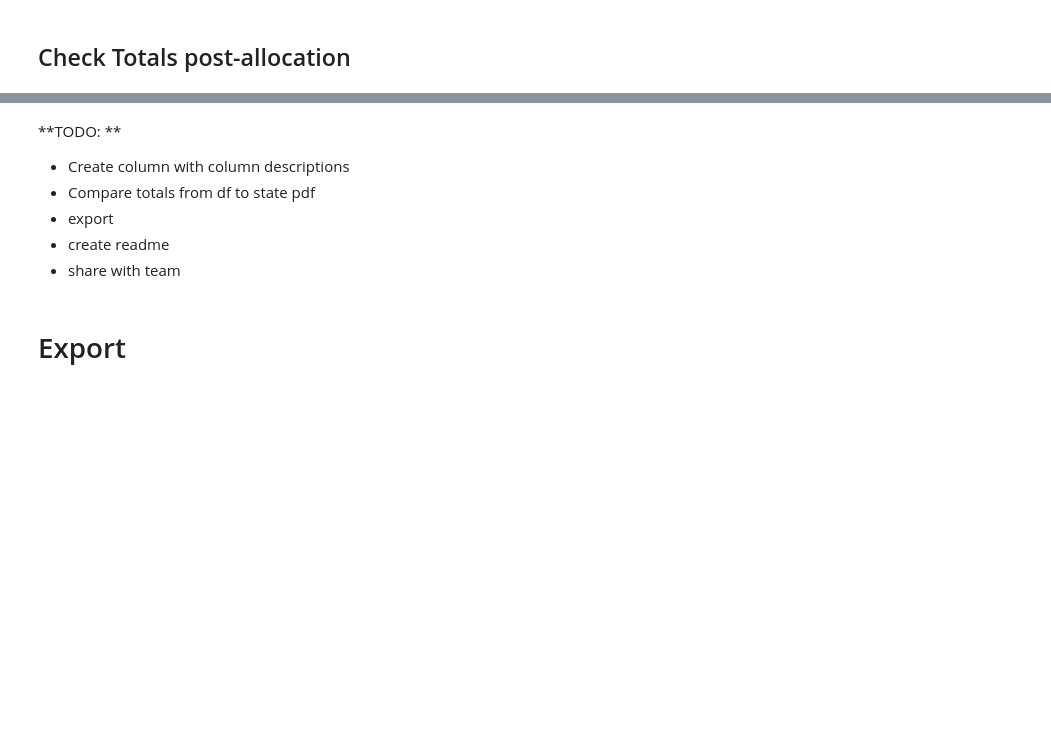
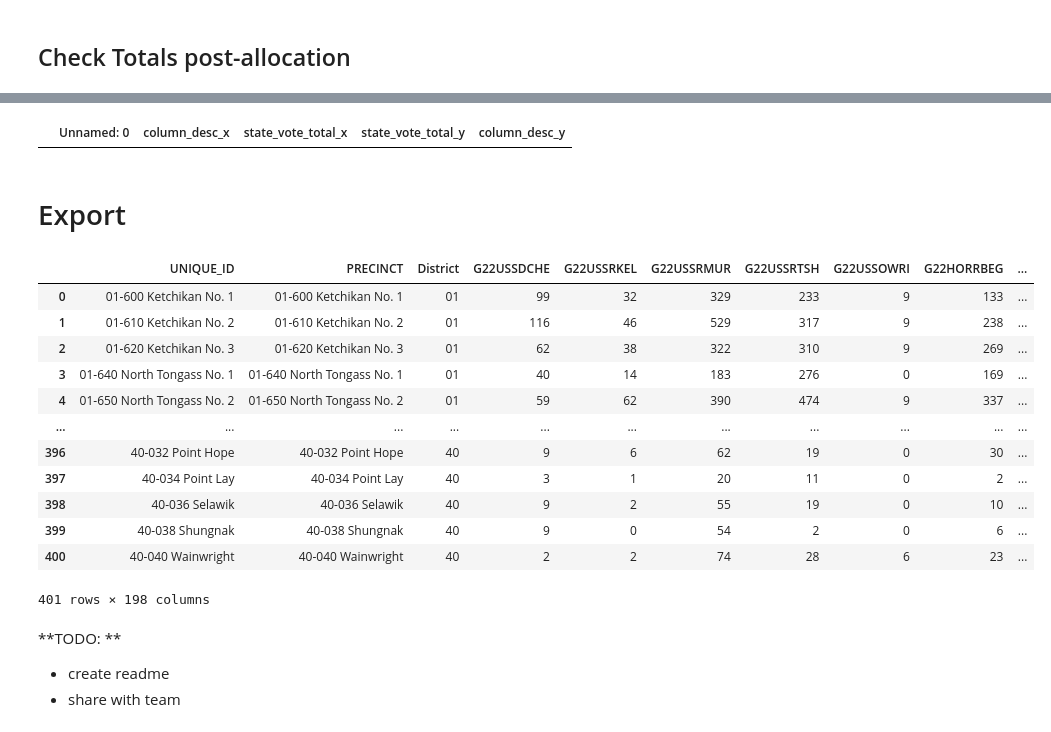
Before and after one commit to nonpartisan-redistricting-datahub/pber_collection, a Jupyter notebook: AK/2022/ak_election_results.ipynb, the cells around one changed output, grey strips where cells are left out. Saved outputs shown, nothing was run; the diff lists cells and outputs as text; code cells hidden in the pictures; blank space fills up the shorter version.

Commit message:
add in ssc and export

```diff
--- a/AK/2022/ak_election_results.ipynb
+++ b/AK/2022/ak_election_results.ipynb
@@ -221,7 +256,17 @@ name_dict_126 = {'G22SACYHAR': 'YES', 'G22SACNHAR': 'NO', 'PRECINCT': 'Precinct'
 # %% [markdown]
 ## Merge ER
 # %%
-#Next, concatenate the state house and state senate district dfs together
+#Next need to merge or concat (explain behind each one?)
+def merge_eight_er_dfs(df1, df2, df3, df4, df5, df6, df7, df8):
+    merge1 = pd.merge(pd.merge(df1, df2, on="PRECINCT", how="outer"), df3, on="PRECINCT", how = "outer")
+    merge2 = pd.merge(pd.merge(df4, df5, on="PRECINCT", how="outer"), df6, on="PRECINCT", how = "outer")
+    merge3 = pd.merge(merge2, pd.merge(df7,df8, on="PRECINCT", how = "outer"), on="PRECINCT", how = "outer")
+    merge_all = pd.merge(merge1, merge3, on="PRECINCT", how = "outer")
+
+    return merge_all
+
+
+#Next, concatenate the state house and state senate district dfs and the superior court dfs together
 house_df_list = [house1,house2,house3,house4,house5,house6,house7,house8,house9,house10,house11,house12,house13,house14,house15,house16,house17,
 house18,house19,house20,house21,house22,house23,house24,house25,house26,house27,house28,house29,house30,house31,house32,house33,house34,house35,
 house36,house37,house38,house39,house40]
@@ -233,16 +278,23 @@ sen_df_list = [sena, senb, senc, send, sene, senf, seng, senh, seni, senj, senk,
 sldu = pd.concat(sen_df_list, ignore_index=True)
 
 
-#Next need to merge or concat (explain behind each one?)
-def merge_six_er_dfs(df1, df2, df3, df4, df5, df6, df7):
-    merge1 = pd.merge(pd.merge(df1, df2, on="PRECINCT", how="outer"), df3, on="PRECINCT", how = "outer")
-    merge2 = pd.merge(pd.merge(df4, df5, on="PRECINCT", how="outer"), df6, on="PRECINCT", how = "outer")
-    merge_all = pd.merge(df7, pd.merge(merge1, merge2, on="PRECINCT", how = "outer"), on="PRECINCT", how = "outer")
+#SSC
+full_ssc_df_list = [ssc_JD1Mead,ssc_JD1Pate,ssc_JD1Schally,ssc_JD3Cagle,ssc_JD3Easter,ssc_JD3Gandbhir,ssc_JD3Garton,ssc_JD3Gist,ssc_JD3Joanis,ssc_JD3Kristiansen,
+               ssc_JD3Matthews,ssc_JD3Peterson,ssc_JD3Ramgren,ssc_JD3Saxby,ssc_JD3Stohler,ssc_JD3Wallace,ssc_JD4Bennett,ssc_JD4Haas,ssc_JD4Peterson]
 
-    return merge_all
+sscJD1 = pd.merge(pd.merge(ssc_JD1Mead,ssc_JD1Pate,on="PRECINCT",how="outer"), ssc_JD1Schally, on="PRECINCT",how="outer")
+
+sscJD3 = merge_eight_er_dfs(ssc_JD3Cagle, ssc_JD3Easter, ssc_JD3Gandbhir, ssc_JD3Garton, ssc_JD3Gist, ssc_JD3Joanis, ssc_JD3Kristiansen, ssc_JD3Matthews).merge(
+    ssc_JD3Peterson,on="PRECINCT",how="outer").merge(ssc_JD3Ramgren,on="PRECINCT",how="outer").merge(ssc_JD3Saxby,on="PRECINCT",how="outer").merge(
+    ssc_JD3Stohler,on="PRECINCT",how="outer").merge(ssc_JD3Wallace,on="PRECINCT",how="outer")
+
+sscJD4 = pd.merge(pd.merge(ssc_JD4Bennett,ssc_JD4Haas, on="PRECINCT",how="outer"),ssc_JD4Peterson, on="PRECINCT", how="outer")
+
+ssc_df_list = [sscJD1, sscJD3, sscJD4]
+ssc = pd.merge(sscJD4, pd.merge(sscJD1, sscJD3, on="PRECINCT",how="outer"), on="PRECINCT",how="outer").fillna(0)#pd.concat(ssc_df_list, ignore_index=True)
 
 
-merge = merge_six_er_dfs(uss, hor, gov, sldl, sldu, bmq, sac).fillna(0).reset_index()
+merge = merge_eight_er_dfs(uss, hor, gov, sldl, sldu, bmq, sac, ssc).fillna(0).reset_index()
 merge[merge.columns[merge.columns.str.contains("G")]] = merge[merge.columns[merge.columns.str.contains("G")]].astype(int)
 # %% [markdown]
 ## Absentee Allocation
@@ -669,8 +729,0 @@ df_checks
-# %% [markdown]
-**TODO: **
-
-- Create column with column descriptions
-- Compare totals from df to state pdf
-- export
-- create readme
-- share with team
@@ -679,2 +735,31 @@ summary = pd.read_csv("../ElectionSummaryReportRPT.txt", sep="\t",encoding='utf-
+# %%
+#Confirmed in first check that all contests besides SSC and BMQ matched PDF state totals, then confirmed by hand in take 2 that SSC matched up - use this check to confirm that totals still match
+take1 = pd.read_csv("./ak_totals_to_check.csv")
+take2 = pd.read_csv("./ak_totals_to_check_take2.csv")
+
+checkdf = pd.merge(take1,take2,on="Unnamed: 0",how="outer")
+
+checkdf[(checkdf["state_vote_total_x"]!=checkdf["state_vote_total_y"])&(~checkdf["Unnamed: 0"].str.contains("GSSC"))&(~checkdf["Unnamed: 0"].str.contains("BMQ"))]
+# %% [output]
+|  | Unnamed: 0 | column_desc_x | state_vote_total_x | state_vote_total_y | column_desc_y |
 # %% [markdown]
 # Export
+# %%
+ak_2022_precinct["UNIQUE_ID"] = ak_2022_precinct["PRECINCT"]
+ak_2022_precinct = ak_2022_precinct[["UNIQUE_ID", "PRECINCT", "District"]+column_list].reset_index(drop = True)
+# %%
+ak_2022_precinct
+# %% [output]
+|  | UNIQUE_ID | PRECINCT | District | G22USSDCHE | G22USSRKEL | G22USSRMUR | G22USSRTSH | G22USSOWRI | G22HORRBEG | ... |
+| 0 | 01-600 Ketchikan No. 1 | 01-600 Ketchikan No. 1 | 01 | 99 | 32 | 329 | 233 | 9 | 133 | ... |
+| 1 | 01-610 Ketchikan No. 2 | 01-610 Ketchikan No. 2 | 01 | 116 | 46 | 529 | 317 | 9 | 238 | ... |
+| 2 | 01-620 Ketchikan No. 3 | 01-620 Ketchikan No. 3 | 01 | 62 | 38 | 322 | 310 | 9 | 269 | ... |
+| 3 | 01-640 North Tongass No. 1 | 01-640 North Tongass No. 1 | 01 | 40 | 14 | 183 | 276 | 0 | 169 | ... |
+| 4 | 01-650 North Tongass No. 2 | 01-650 North Tongass No. 2 | 01 | 59 | 62 | 390 | 474 | 9 | 337 | ... |
+| ... | ... | ... | ... | ... | ... | ... | ... | ... | ... | ... |
+| 396 | 40-032 Point Hope | 40-032 Point Hope | 40 | 9 | 6 | 62 | 19 | 0 | 30 | ... |
+| 397 | 40-034 Point Lay | 40-034 Point Lay | 40 | 3 | 1 | 20 | 11 | 0 | 2 | ... |
+| 398 | 40-036 Selawik | 40-036 Selawik | 40 | 9 | 2 | 55 | 19 | 0 | 10 | ... |
+| 399 | 40-038 Shungnak | 40-038 Shungnak | 40 | 9 | 0 | 54 | 2 | 0 | 6 | ... |
+| 400 | 40-040 Wainwright | 40-040 Wainwright | 40 | 2 | 2 | 74 | 28 | 6 | 23 | ... |
+401 rows × 198 columns
@@ -680,0 +768,4 @@ summary = pd.read_csv("../ElectionSummaryReportRPT.txt", sep="\t",encoding='utf-
+# %% [markdown]
+**TODO: **
+- create readme
+- share with team
```
Also changed, not shown: parts of 10 cells of this notebook.
